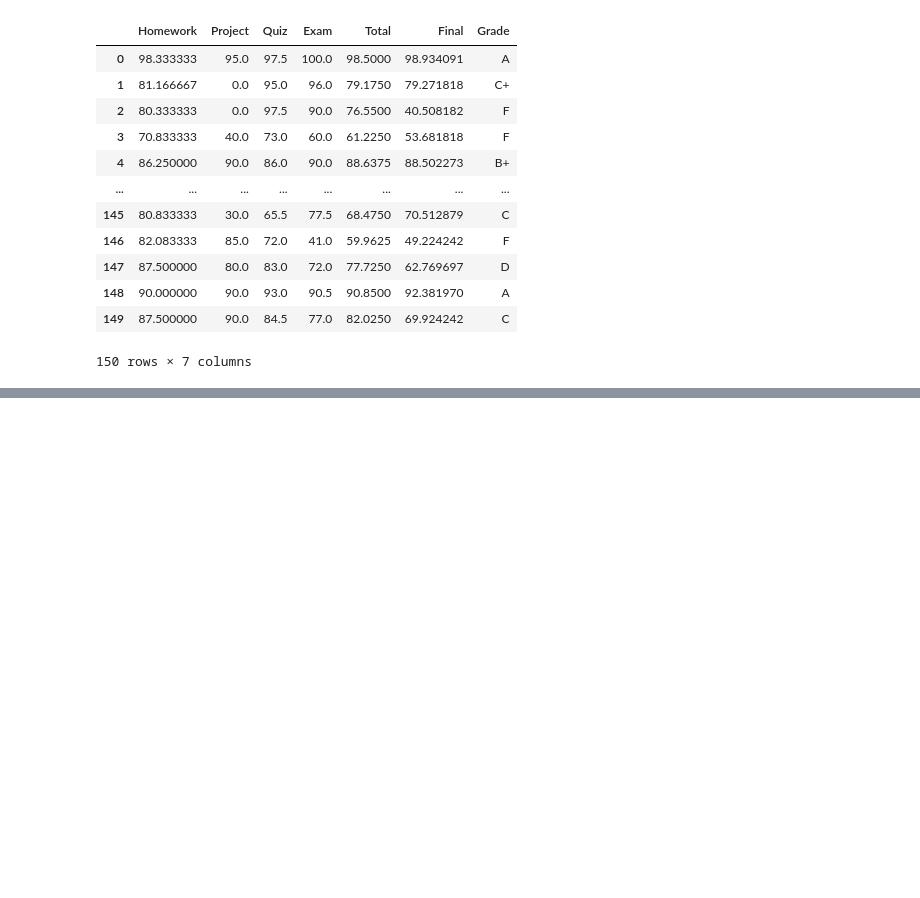
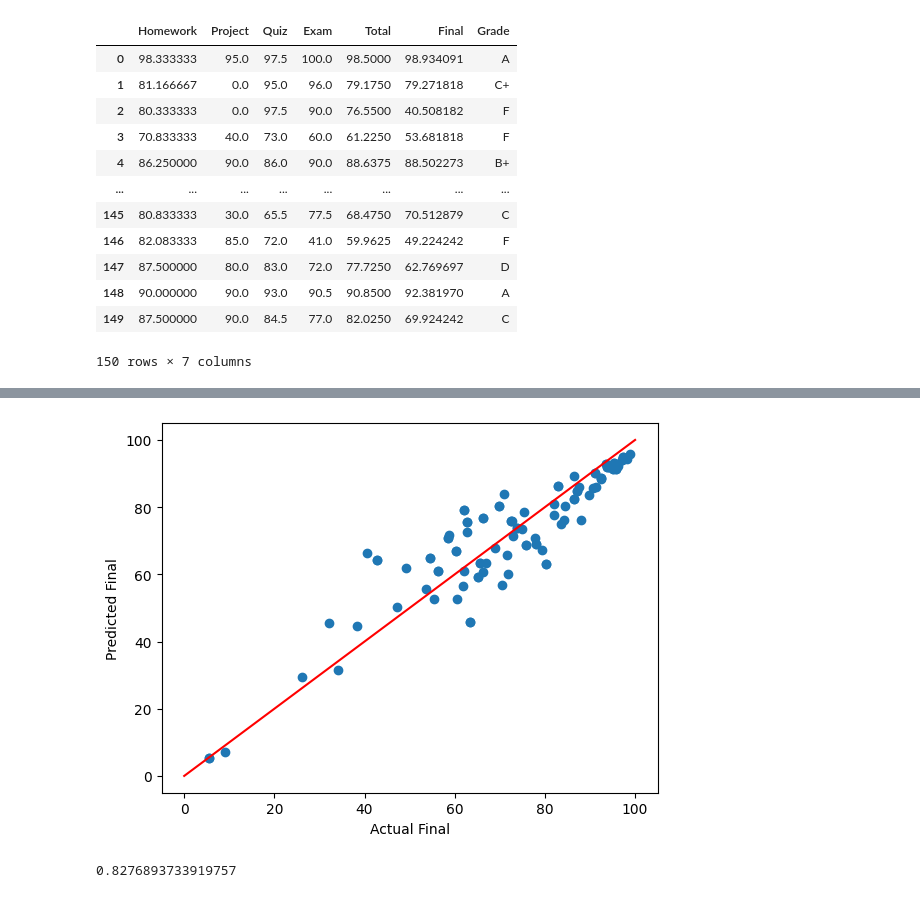
Before and after one commit to Wushington/AI-Research-Project, a Jupyter notebook: sklearn.ipynb, the cells around one changed output, grey strips where cells are left out. Drawn from its saved outputs; the diff is of its cells as text; code cells hidden in the pictures; blank space fills up the shorter version.

Commit message:
Updating models, sklearn as baseline

```diff
--- a/sklearn.ipynb
+++ b/sklearn.ipynb
@@ -74,0 +25,3 @@ mean_squared_error(y_test, y_pred)
+# %%
+x = df.drop(columns=['Total', 'Final', 'Grade'])
+x
@@ -74,0 +42,3 @@ mean_squared_error(y_test, y_pred)
+# %%
+y = df['Final']
+y
@@ -74,0 +58,5 @@ mean_squared_error(y_test, y_pred)
+# %%
+x_train, x_test, y_train, y_test = train_test_split(x, y, test_size=0.3, random_state=42)
+
+lr = linear_model.LinearRegression()
+lr.fit(x_train, y_train)
@@ -74,0 +73,3 @@ mean_squared_error(y_test, y_pred)
+# %%
+y_pred_train = lr.predict(x_train)
+y_pred_train
@@ -74,0 +94,12 @@ mean_squared_error(y_test, y_pred)
+# %%
+plt.scatter(y_train, y_pred_train)
+plt.plot([0, 100], [0, 100], color='r')
+plt.xlabel('Actual Final')
+plt.ylabel('Predicted Final')
+plt.show()
+# %% [output]
+[figure, added]
+# %%
+r2_score(y_train, y_pred_train)
+# %% [output]
+0.8276893733919757
```
Also changed, not shown: parts of 16 cells of this notebook, 1 other file.
